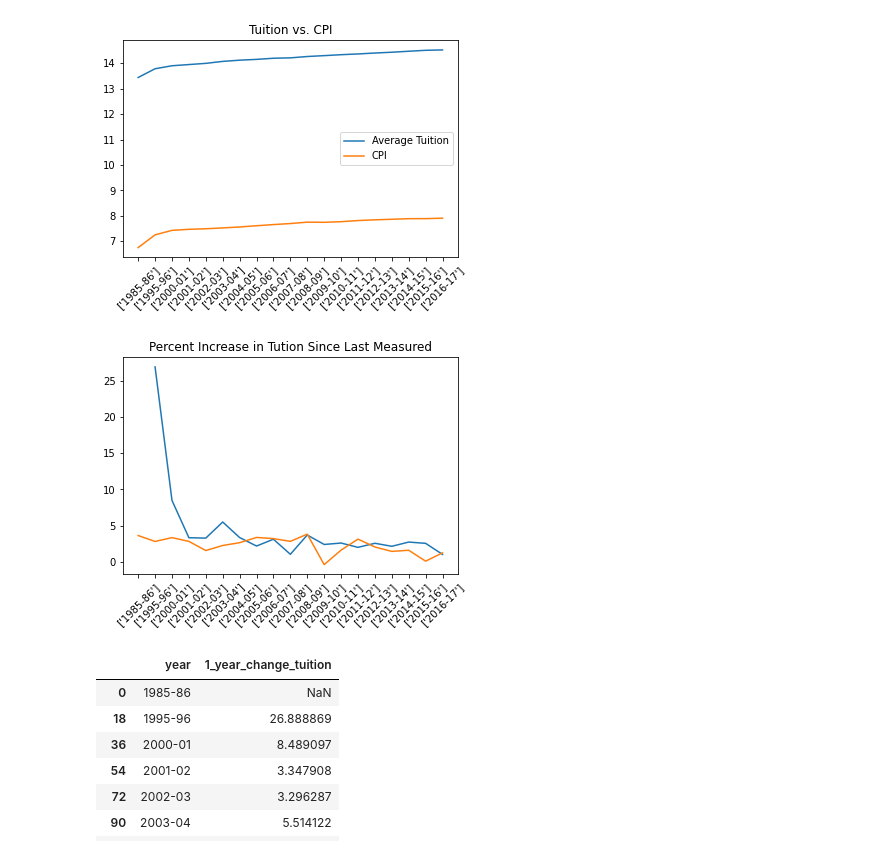
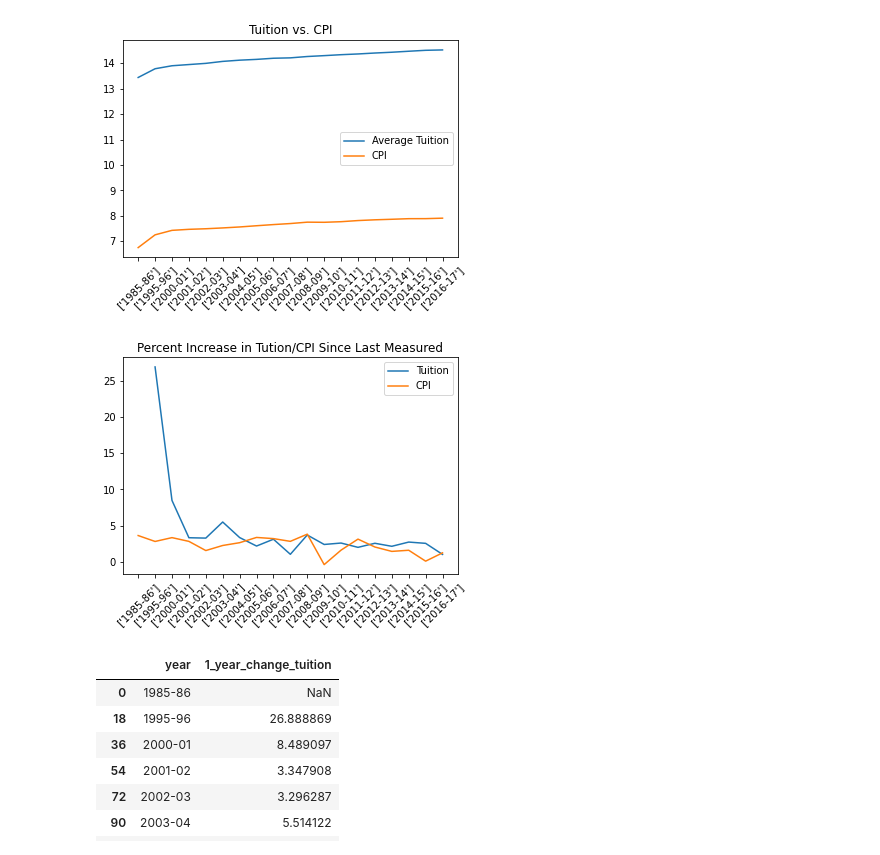
Before and after one commit to eaxworthy/tuition_cost_analysis, a Jupyter notebook: notebook_lizzy.ipynb, the cells around one changed output. Cells and saved outputs as stored; diff of their text form; code cells hidden in the pictures.

```diff
--- a/notebook_lizzy.ipynb
+++ b/notebook_lizzy.ipynb
@@ -378,19 +378,20 @@ plt.savefig('./images/tuition_cpi_value')
 # %%
 #Chart difference in tuition changes between years
 temp_1 = tuition_vs_inflation[(tuition_vs_inflation['type']=='All Institutions')&(tuition_vs_inflation['tuition_type']=='All Constant')][['year','1_year_change_tuition']].copy()
 temp_2 = tuition_vs_inflation[(tuition_vs_inflation['type']=='All Institutions')&(tuition_vs_inflation['tuition_type']=='All Constant')][['year','1_year_change_cpi']].copy()
 
 
 
 axis_labels = temp_1[['year']].values
 x_axis = np.arange(0, len(axis_labels), 1)
 plt.xticks(x_axis, axis_labels, rotation=45)
-plt.title('Percent Increase in Tution Since Last Measured')
+plt.title('Percent Increase in Tution/CPI Since Last Measured')
 plt.plot(x_axis,temp_1['1_year_change_tuition'])
 plt.plot(x_axis,temp_2['1_year_change_cpi'])
+plt.legend(['Tuition', 'CPI'])
 plt.savefig('./images/tuition_cpi_change_percent')
 # %% [output]
-[figure, old version]
+[figure, new version]
 # %%
 temp_1
 # %% [output]
```
Also changed, not shown: 1 other file.
